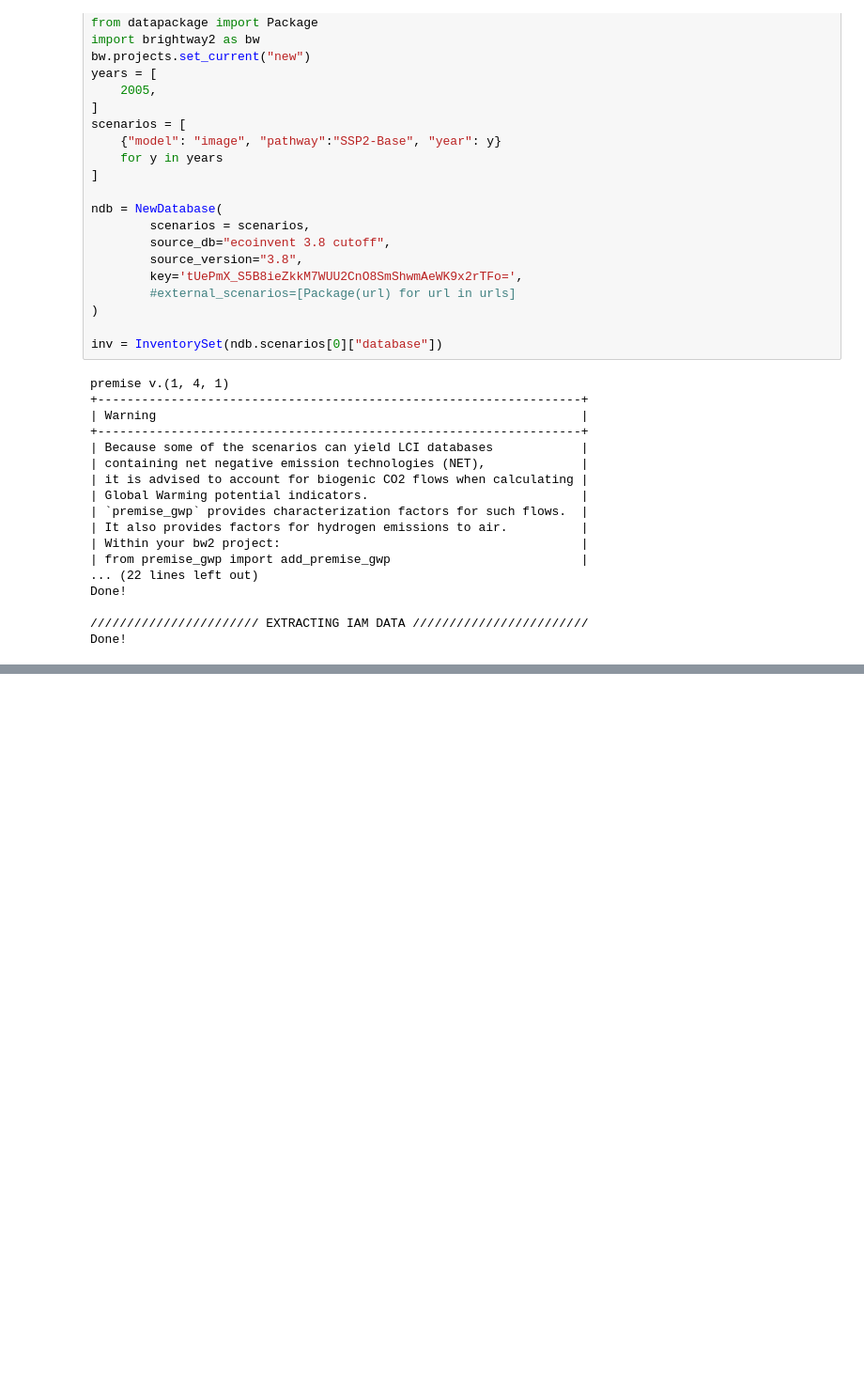
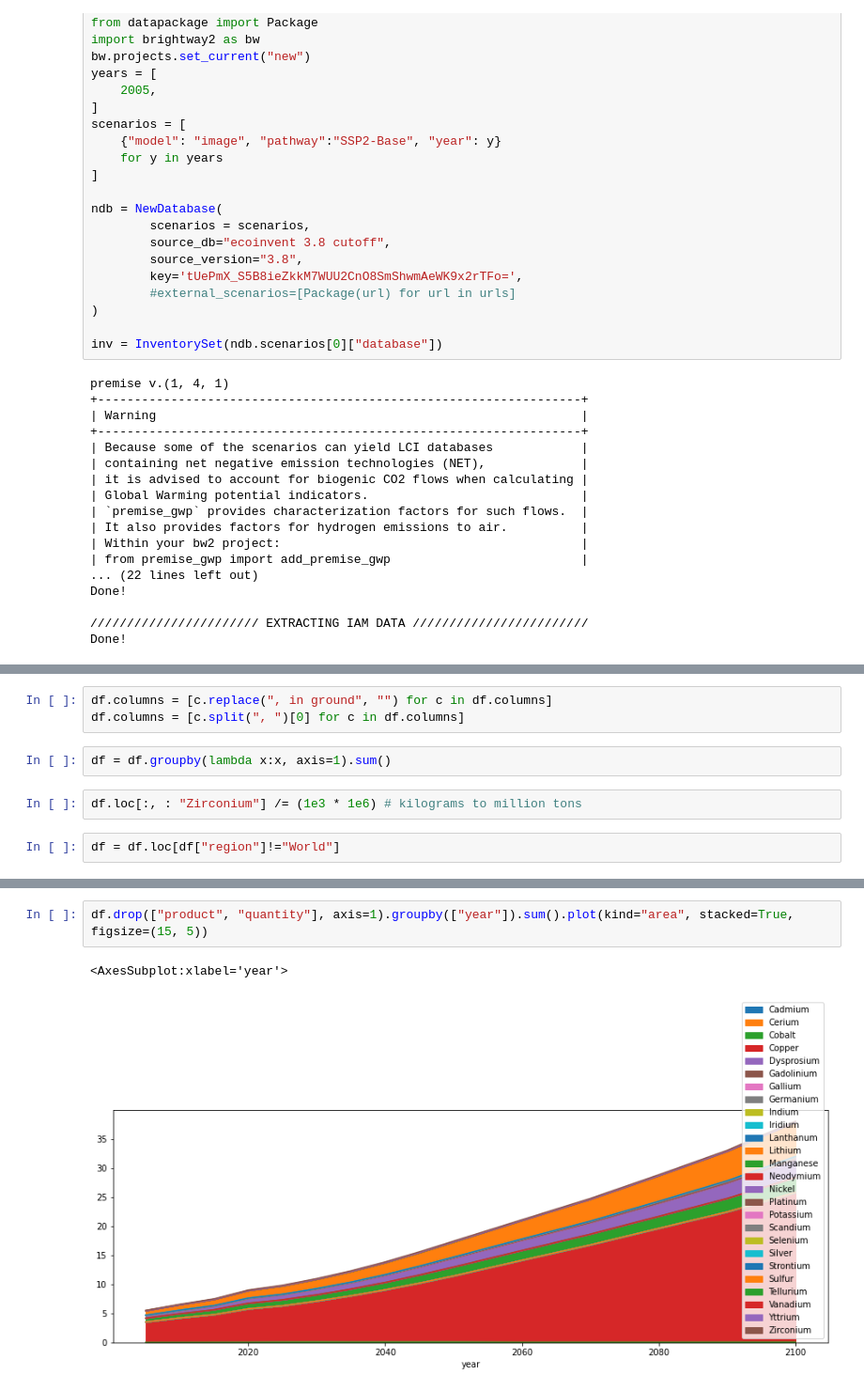
Before and after one commit to romainsacchi/rmnd-lca, a Jupyter notebook: dev/format db.ipynb, the cells around one changed output, grey strips where cells are left out. Shown: that part at 94% size. Cells and saved outputs as stored; diff of their text form; blank space fills up the shorter version.

```diff
--- a/dev/format db.ipynb
+++ b/dev/format db.ipynb
@@ -369,0 +279,9 @@ Silver, 3.2ppm in sulfide, Ag 1.2ppm, Cu and Te, in crude ore, in ground ; natur
+# %%
+df.columns = [c.replace(", in ground", "") for c in df.columns]
+df.columns = [c.split(", ")[0] for c in df.columns]
+# %%
+df = df.groupby(lambda x:x, axis=1).sum()
+# %%
+df.loc[:, : "Zirconium"] /= (1e3 * 1e6) # kilograms to million tons
+# %%
+df = df.loc[df["region"]!="World"]
@@ -369,0 +297,5 @@ Silver, 3.2ppm in sulfide, Ag 1.2ppm, Cu and Te, in crude ore, in ground ; natur
+# %%
+df.drop(["product", "quantity"], axis=1).groupby(["year"]).sum().plot(kind="area", stacked=True, figsize=(15, 5))
+# %% [output]
+<AxesSubplot:xlabel='year'>
+[figure, added]
```
Also changed, not shown: parts of 23 cells of this notebook, 1 other file.
